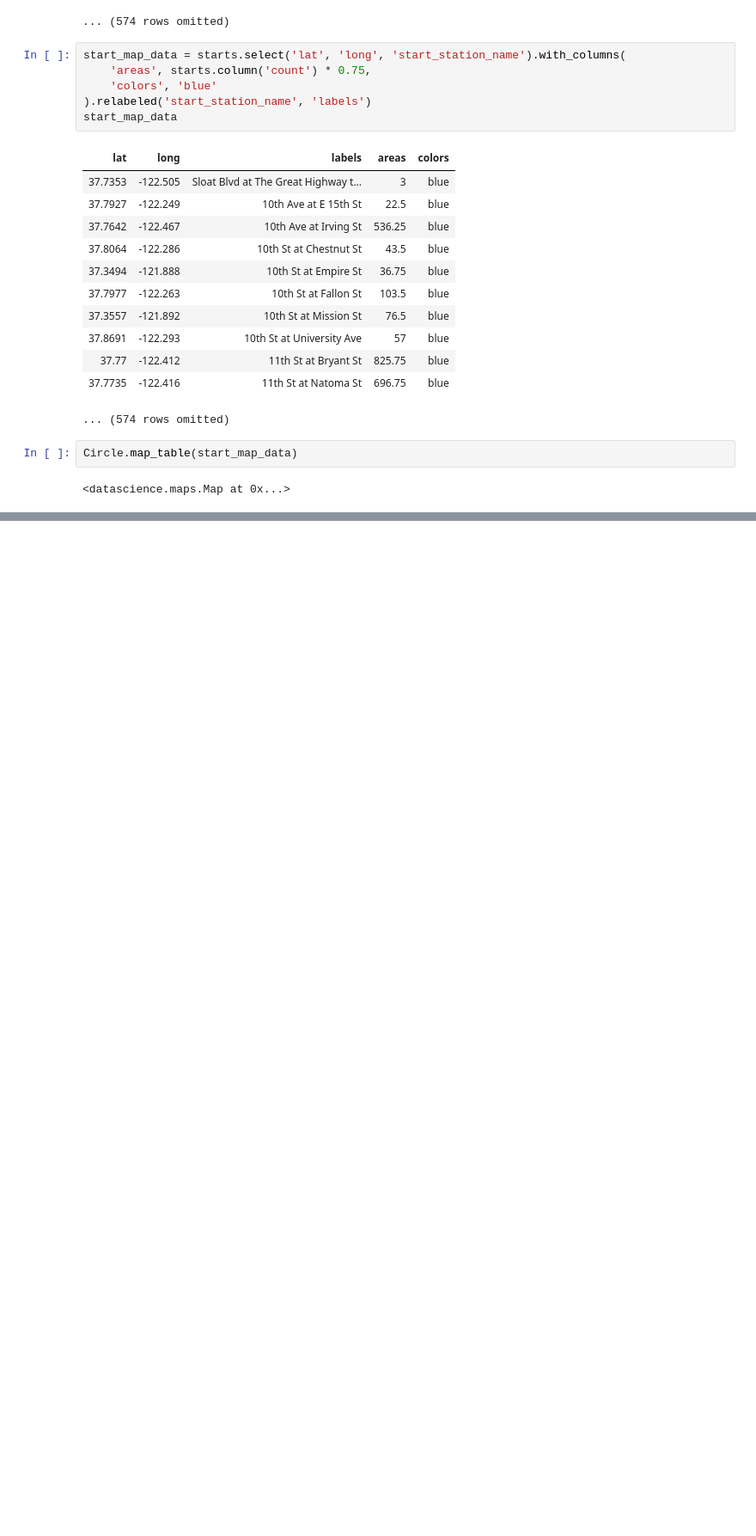
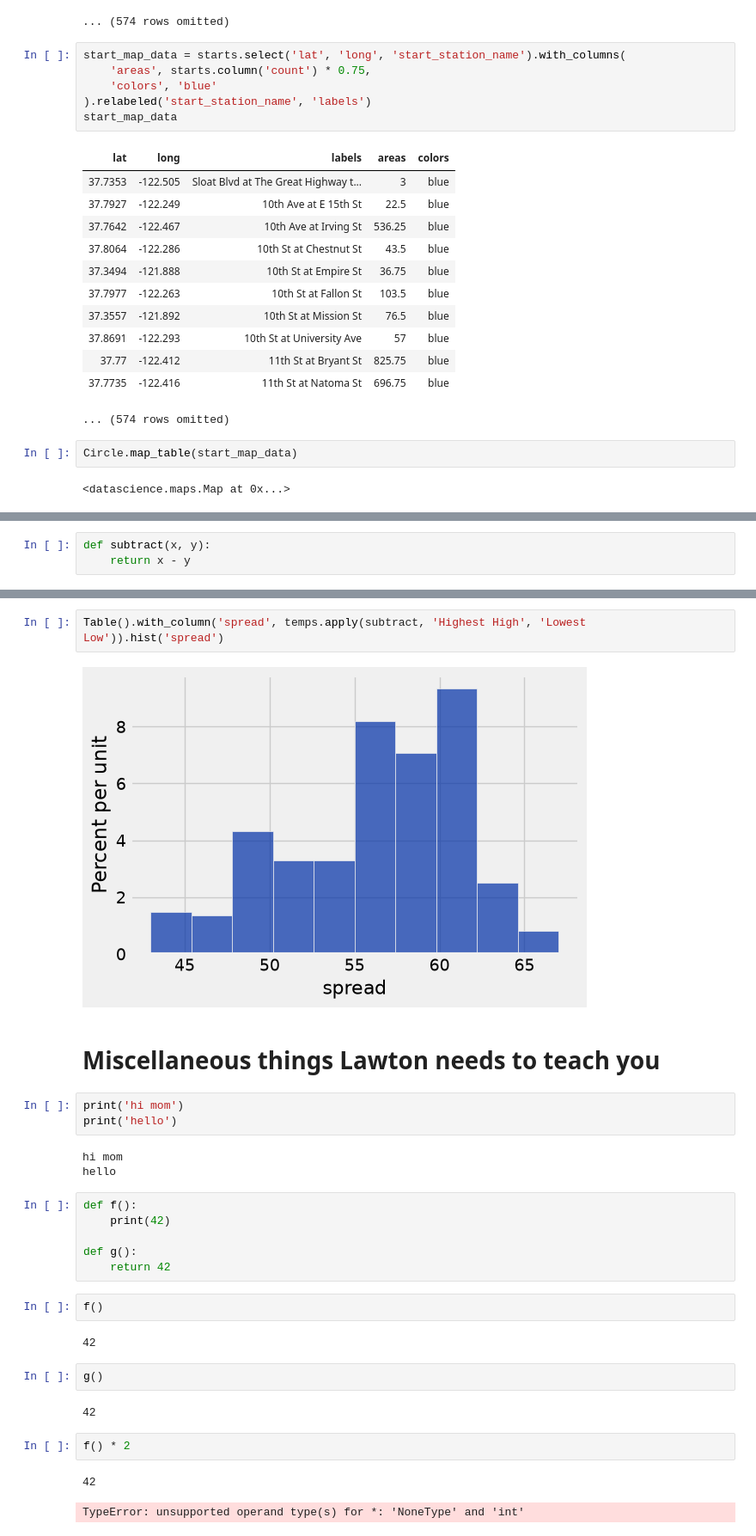
Before and after one commit to lawtonsclass/f26-code-from-class, a Jupyter notebook: data8/ch08.ipynb, the cells around one changed output, grey strips where cells are left out. Shown at 86% size. Cells and saved outputs as stored; diff of their text form; blank space fills up the shorter version.

```diff
--- a/data8/ch08.ipynb
+++ b/data8/ch08.ipynb
@@ -741,0 +829,3 @@ Circle.map_table(start_map_data)
+# %%
+def subtract(x, y):
+    return x - y
@@ -741,0 +856,31 @@ Circle.map_table(start_map_data)
+# %%
+Table().with_column('spread', temps.apply(subtract, 'Highest High', 'Lowest Low')).hist('spread')
+# %% [output]
+[figure, added]
+# %% [markdown]
+# Miscellaneous things Lawton needs to teach you
+# %%
+print('hi mom')
+print('hello')
+# %% [output]
+hi mom
+hello
+# %%
+def f():
+    print(42)
+
+def g():
+    return 42
+# %%
+f()
+# %% [output]
+42
+# %%
+g()
+# %% [output]
+42
+# %%
+f() * 2
+# %% [output]
+42
+TypeError: unsupported operand type(s) for *: 'NoneType' and 'int'
```
Also changed, not shown: parts of 19 cells of this notebook.
